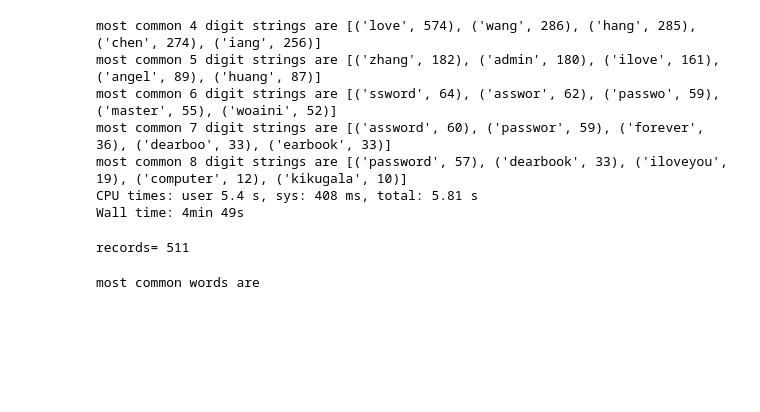
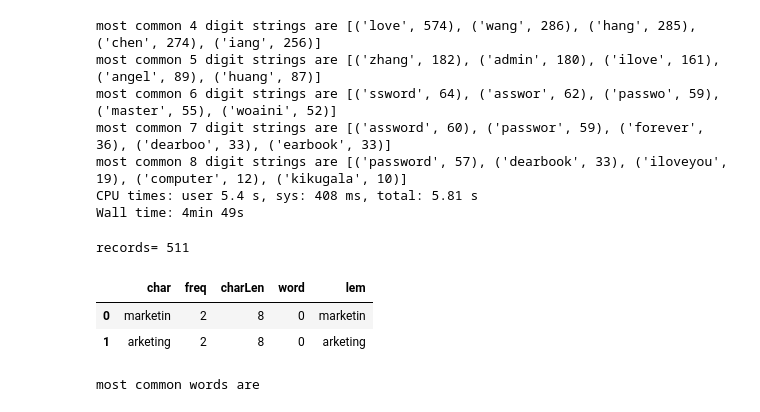
Before and after one commit to mondayn/py, a Jupyter notebook: pwAnalysis.ipynb, the cells around one changed output. Saved outputs shown, nothing was run; the diff lists cells and outputs as text; code cells hidden in the pictures; blank space fills up the shorter version.

```diff
--- a/pwAnalysis.ipynb
+++ b/pwAnalysis.ipynb
@@ -200,5 +200,11 @@ print('records=',df3.shape[0])
 records= 511
 # %%
 # df3.to_csv('data/pwAnalysis.csv',index=False)
+df3 = pd.read_csv('data/pwAnalysis.csv')
+df3.head(2)
+# %% [output]
+|  | char | freq | charLen | word | lem |
+| 0 | marketin | 2 | 8 | 0 | marketin |
+| 1 | arketing | 2 | 8 | 0 | arketing |
 # %%
 from nltk.corpus import words
```
Also changed, not shown: parts of 2 cells of this notebook, 10 other files.
